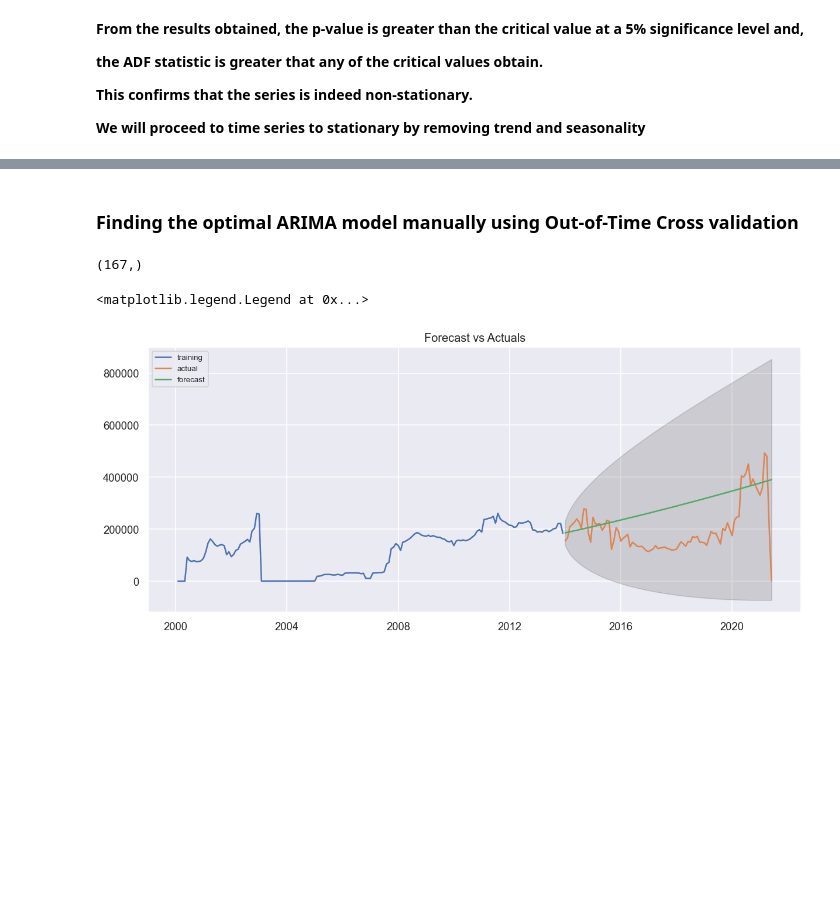
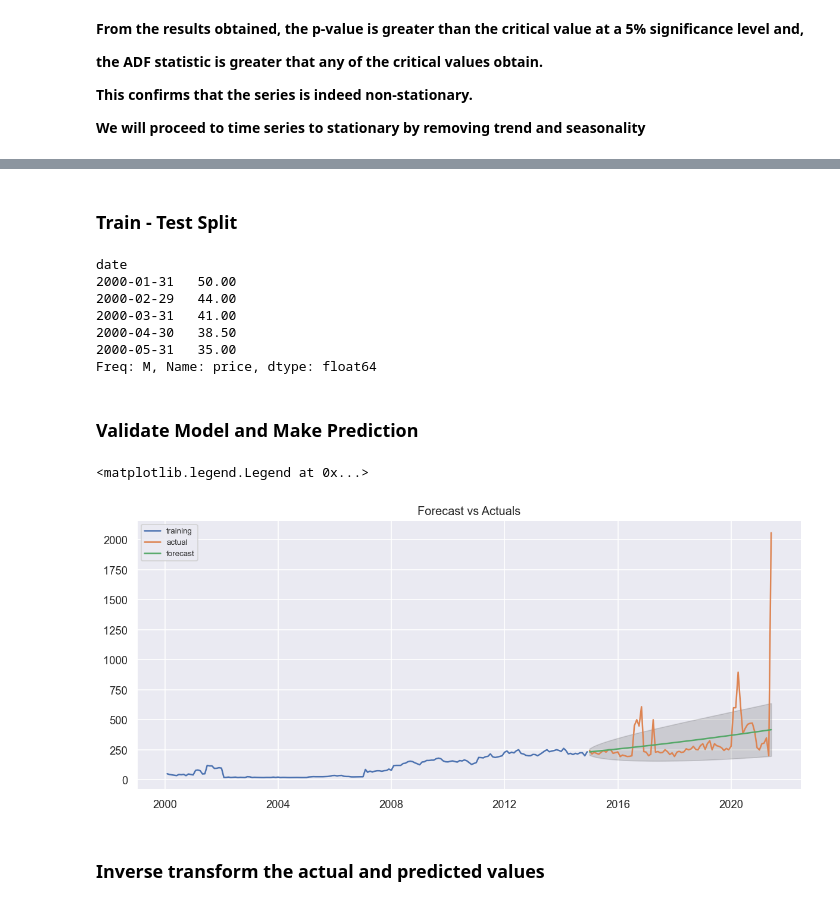
Before and after one commit to Hab-eeb/Global_Food_Price, a Jupyter notebook: MODELS/GLOBAL FOOD PRICE_TIME SERIES.ipynb, the cells around one changed output, grey strips where cells are left out. Drawn from its saved outputs; the diff is of its cells as text; code cells hidden in the pictures; blank space fills up the shorter version.

Commit message:
Updated Time Series

```diff
--- a/MODELS/GLOBAL FOOD PRICE_TIME SERIES.ipynb
+++ b/MODELS/GLOBAL FOOD PRICE_TIME SERIES.ipynb
@@ -381,6 +324,6 @@ gfp_new.head()
 # %% [markdown]
 ## Downsampling
 # %%
-gfp_monthly = gfp_new.resample(rule= 'M').sum()
+gfp_monthly = gfp.resample(rule= 'M').median()
 gfp_monthly.shape
 # %% [output]
@@ -398 +341,3 @@ gfp_monthly.head()
+# %%
+gfp_monthly.drop(['mp_month','mp_year'] , axis = 1, inplace = True)
 # %%
@@ -487,2 +477,0 @@ Roots
-# %%
-plt.rcParams.update({'figure.figsize':(16,6), 'figure.dpi':120})
@@ -516,33 +516,42 @@ model_fit.plot_predict(dynamic= False, start='2000', end='2031')
-# %% [markdown]
-### Finding the optimal ARIMA model manually using Out-of-Time Cross validation
+# %% [markdown]
+### Train - Test Split
 # %%
-train_size= int(gfp_monthly.shape[0]*0.65)
+train_size= int(gfp_monthly.shape[0]*0.7)
 gfp_train, gfp_test = gfp_monthly.price[0:train_size], gfp_monthly.price[train_size:]
-gfp_train.shape
+gfp_train.head()
 # %% [output]
-(167,)
+date
+2000-01-31   50.00
+2000-02-29   44.00
+2000-03-31   41.00
+2000-04-30   38.50
+2000-05-31   35.00
+Freq: M, Name: price, dtype: float64
+# %% [markdown]
+### Validate Model and Make Prediction
 # %%
 # Build Model
-model = ARIMA(gfp_train, order=(1,2,3))
+model = ARIMA(gfp_train, order=(1,2,1))
 fitted = model.fit()
 
 # Forecast
-fc, se, conf = fitted.forecast(90, alpha=0.05)
+fc, se, conf = fitted.forecast(78, alpha=0.05)
 
 # Make as pandas series
 fc_series = pd.Series(fc, index=gfp_test.index)
 lower_series = pd.Series(conf[:, 0], index=gfp_test.index)
 upper_series = pd.Series(conf[:, 1], index=gfp_test.index)
 
 # Plot
 plt.figure(figsize=(12,5), dpi=120)
 plt.plot(gfp_train, label='training')
 plt.plot(gfp_test, label='actual')
 plt.plot(fc_series, label='forecast')
-plt.fill_between(lower_series.index, lower_series, upper_series,
-                 color='k', alpha=.15)
+plt.fill_between(lower_series.index, lower_series, upper_series, color='k', alpha=.15)
 plt.title('Forecast vs Actuals')
 plt.legend(loc='upper left', fontsize=8)
 # %% [output]
 <matplotlib.legend.Legend at 0x...>
-[figure, old version]
+[figure, new version]
+# %% [markdown]
+### Inverse transform the actual and predicted values
```
Also changed, not shown: parts of 63 cells of this notebook.
